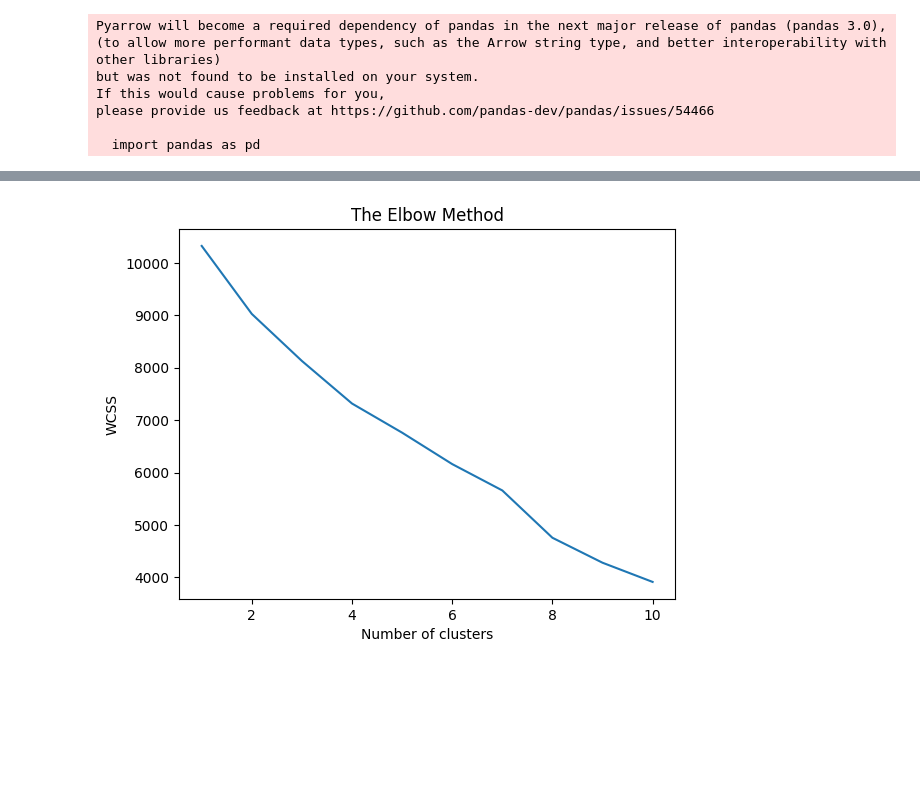
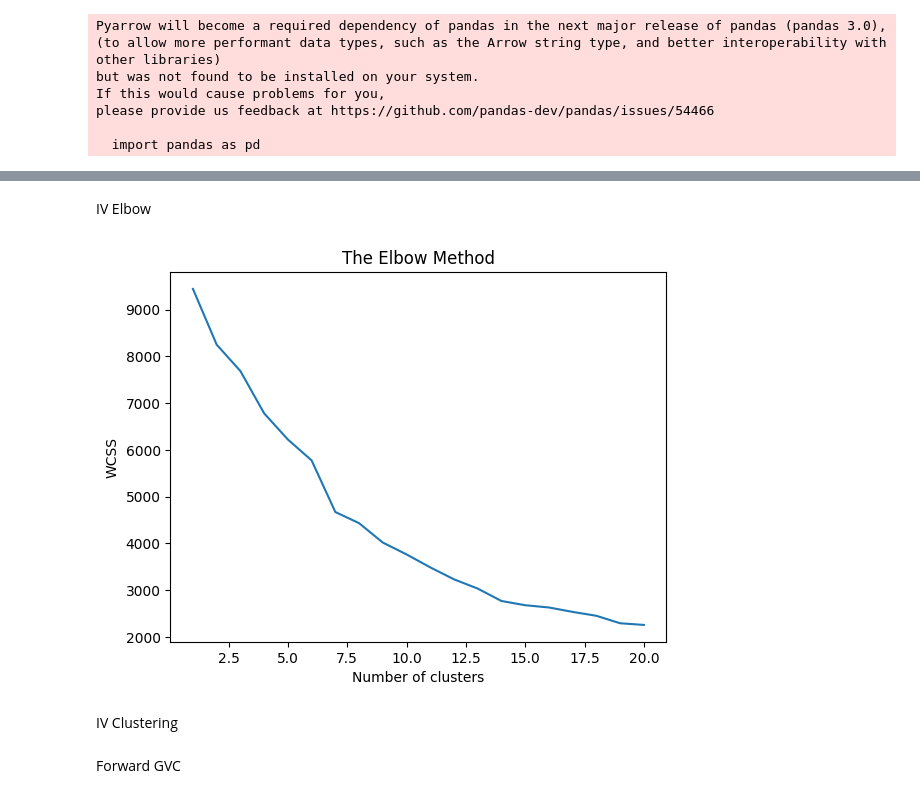
Before and after one commit to JanetYing/ECMA31350_Project, a Jupyter notebook: code/clustering/clustering_code.ipynb, the cells around one changed output, grey strips where cells are left out. Drawn from its saved outputs; the diff is of its cells as text; code cells hidden in the pictures; blank space fills up the shorter version.

Commit message:
clustering results

```diff
--- a/code/clustering/clustering_code.ipynb
+++ b/code/clustering/clustering_code.ipynb
@@ -20,11 +20,9 @@ please provide us feedback at https://github.com/pandas-dev/pandas/issues/54466
 # Load the data
 data = pd.read_csv('../../data/combined_data/gvcomix_data.csv')
 # Drop rows with missing values in any of the columns used in the regression
-columns_to_check = ['onset2COWCS', 'decade', 'logpop_M_diff', 'logpopdens_diff',
-                    'logoutreg_diff', 'ecgrowth_demeaned', 'democracy_diff',
-                    'oilreserves', 'logmountain', 'ethnic_fractionalization',
-                    'religion_fractionalization', 'language_fractionalization',
-                    'leg_british', 'opec']
+columns_to_check = ['onset2COWCS', 'decade', 'logpopdens_diff',
+                    'ecgrowth_demeaned', 'democracy_diff',
+                    'oilreserves', 'logmountain', 'ethnic_fractionalization', 'trans_outp_p']
 # Replace infinite values with NaN
 data[columns_to_check] = data[columns_to_check].replace([np.inf, -np.inf], np.nan)
 
@@ -37,7 +35,7 @@ Oil Reserves Clustering
 # %%
 
-features = data[['oilreserves', 'onset2COWCS', 'decade', 'logpop_M_diff' , 'logpopdens_diff' , 'ecgrowth_demeaned', 'democracy_diff',
-                 'logmountain', 'language_fractionalization']]
+features = data[['oilreserves', 'onset2COWCS', 'decade', 'logpopdens_diff' , 'ecgrowth_demeaned', 'democracy_diff',
+                 'logmountain', 'ethnic_fractionalization']]
 
 # Normalize the features
 scaler = StandardScaler()
@@ -45,13 +43,13 @@ features_scaled = scaler.fit_transform(features)
 
 # Calculating WCSS for a range of number of clusters
 wcss = []
-for i in range(1, 11):  # Testing 1 to 10 clusters
+for i in range(1, 21):  # Testing 1 to 10 clusters
     kmeans = KMeans(n_clusters=i, init='k-means++', random_state=42)
     kmeans.fit(features_scaled)
     wcss.append(kmeans.inertia_)
 
 # Plotting the results to observe 'The Elbow'
-plt.plot(range(1, 11), wcss)
+plt.plot(range(1, 21), wcss)
 plt.title('The Elbow Method')
 plt.xlabel('Number of clusters')
 plt.ylabel('WCSS')
@@ -63,11 +61,11 @@ Pick K =
 # %%
-# Step 1: Create Clusters
-kmeans = KMeans(n_clusters=3, random_state=0)
+# Step 1: Clusters
+kmeans = KMeans(n_clusters=8, random_state=0)
 data['Cluster'] = kmeans.fit_predict(features_scaled)
 
 # Step 2: Run Regression Analysis with Cluster Dummies
 # Define the model formula including cluster dummies
-formula = 'onset2COWCS ~ oilreserves + decade + logpop_M_diff + logpopdens_diff + ecgrowth_demeaned + democracy_diff + logmountain + language_fractionalization + C(Cluster)'
+formula = 'onset2COWCS ~ oilreserves + decade + logpopdens_diff + ecgrowth_demeaned + democracy_diff + logmountain + language_fractionalization + C(Cluster)'
 
 # Fit the model
 model = smf.ols(formula, data=data).fit()
@@ -95,26 +109,30 @@ strong multicollinearity problems or that the design matrix is singular.
+# %% [markdown]
+IV Elbow
 # %%
 
 # relevant variables
-features = data[['s6', 'onset2COWCS', 'decade', 'logpop_M_diff' , 'logpopdens_diff' , 'ecgrowth_demeaned', 'democracy_diff',
-                 'logmountain', 'language_fractionalization']]
+features = data[['s6', 'onset2COWCS', 'decade', 'logpopdens_diff' , 'ecgrowth_demeaned', 'democracy_diff',
+                 'logmountain', 'ethnic_fractionalization']]
 
 # Normalize the features
 scaler = StandardScaler()
 features_scaled = scaler.fit_transform(features)
 
 # Calculating WCSS for a range of number of clusters
 wcss = []
-for i in range(1, 11):  # Testing 1 to 10 clusters
+for i in range(1, 21):  # Testing 1 to 10 clusters
     kmeans = KMeans(n_clusters=i, init='k-means++', random_state=42)
     kmeans.fit(features_scaled)
     wcss.append(kmeans.inertia_)
 
 # Plotting the results to observe 'The Elbow'
-plt.plot(range(1, 11), wcss)
+plt.plot(range(1, 21), wcss)
 plt.title('The Elbow Method')
 plt.xlabel('Number of clusters')
 plt.ylabel('WCSS')
 plt.show()
 # %% [output]
-[figure, old version]
+[figure, new version]
+# %% [markdown]
+IV Clustering
 # %%
@@ -159,3 +177,5 @@ results_df = results_df.set_index(['Variable', 'Instrument'])
 
 # Output to file
 results_df.to_csv('mix_results.csv')
+# %% [markdown]
+Forward GVC
```
Also changed, not shown: parts of 19 cells of this notebook, 3 other files.
